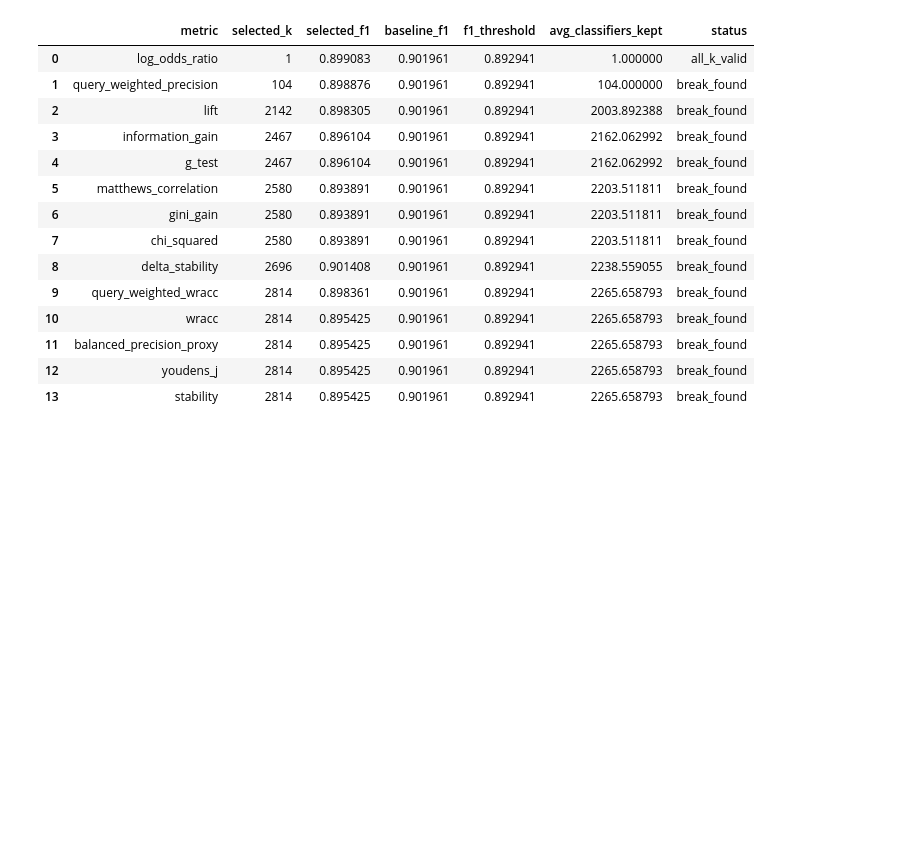
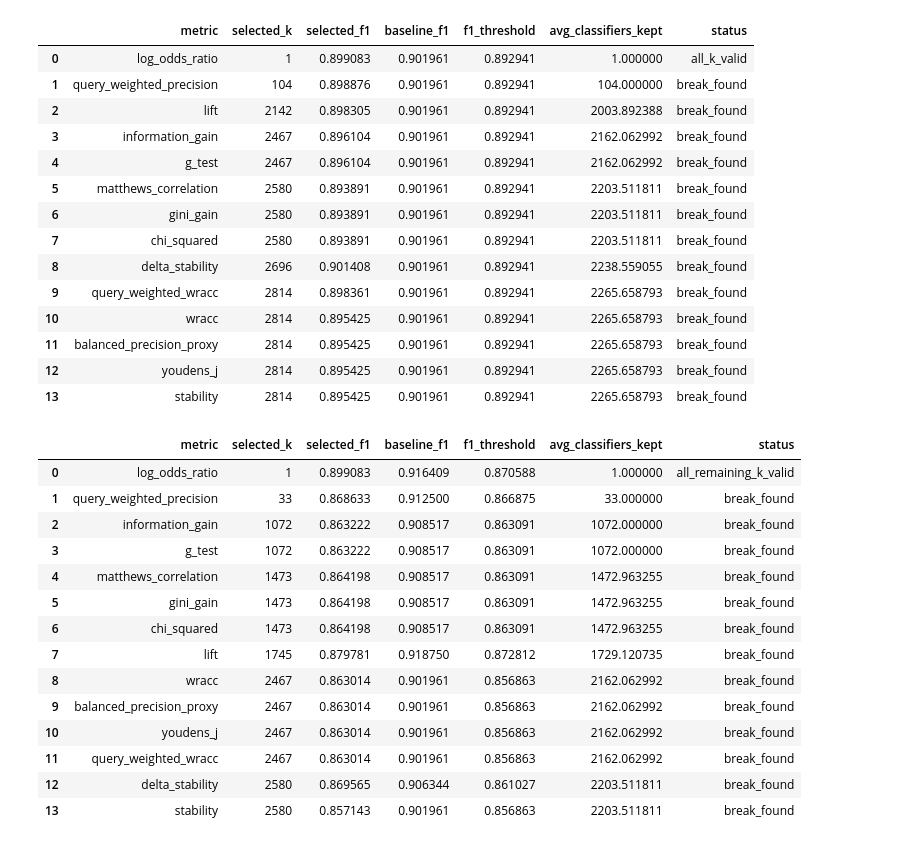
Before and after one commit to TTPO100AJIEX/OSDA-LazyFCA, a Jupyter notebook: experiments/rice_topk_ranking.ipynb, the cells around one changed output. Drawn from its saved outputs; the diff is of its cells as text; code cells hidden in the pictures; blank space fills up the shorter version.

Commit message:
updated rank_metrics_by_f1_retention to work with raw

```diff
--- a/experiments/rice_topk_ranking.ipynb
+++ b/experiments/rice_topk_ranking.ipynb
@@ -736,0 +841,18 @@ rank_metrics_by_f1_retention(
+# %%
+rank_metrics_by_f1_retention(metrics_to_check, 5)
+# %% [output]
+|  | metric | selected_k | selected_f1 | baseline_f1 | f1_threshold | avg_classifiers_kept | status |
+| 0 | log_odds_ratio | 1 | 0.899083 | 0.916409 | 0.870588 | 1.000000 | all_remaining_k_valid |
+| 1 | query_weighted_precision | 33 | 0.868633 | 0.912500 | 0.866875 | 33.000000 | break_found |
+| 2 | information_gain | 1072 | 0.863222 | 0.908517 | 0.863091 | 1072.000000 | break_found |
+| 3 | g_test | 1072 | 0.863222 | 0.908517 | 0.863091 | 1072.000000 | break_found |
+| 4 | matthews_correlation | 1473 | 0.864198 | 0.908517 | 0.863091 | 1472.963255 | break_found |
+| 5 | gini_gain | 1473 | 0.864198 | 0.908517 | 0.863091 | 1472.963255 | break_found |
+| 6 | chi_squared | 1473 | 0.864198 | 0.908517 | 0.863091 | 1472.963255 | break_found |
+| 7 | lift | 1745 | 0.879781 | 0.918750 | 0.872812 | 1729.120735 | break_found |
+| 8 | wracc | 2467 | 0.863014 | 0.901961 | 0.856863 | 2162.062992 | break_found |
+| 9 | balanced_precision_proxy | 2467 | 0.863014 | 0.901961 | 0.856863 | 2162.062992 | break_found |
+| 10 | youdens_j | 2467 | 0.863014 | 0.901961 | 0.856863 | 2162.062992 | break_found |
+| 11 | query_weighted_wracc | 2467 | 0.863014 | 0.901961 | 0.856863 | 2162.062992 | break_found |
+| 12 | delta_stability | 2580 | 0.869565 | 0.906344 | 0.861027 | 2203.511811 | break_found |
+| 13 | stability | 2580 | 0.857143 | 0.901961 | 0.856863 | 2203.511811 | break_found |
```
Also changed, not shown: parts of 3 cells of this notebook, 32 other files.
